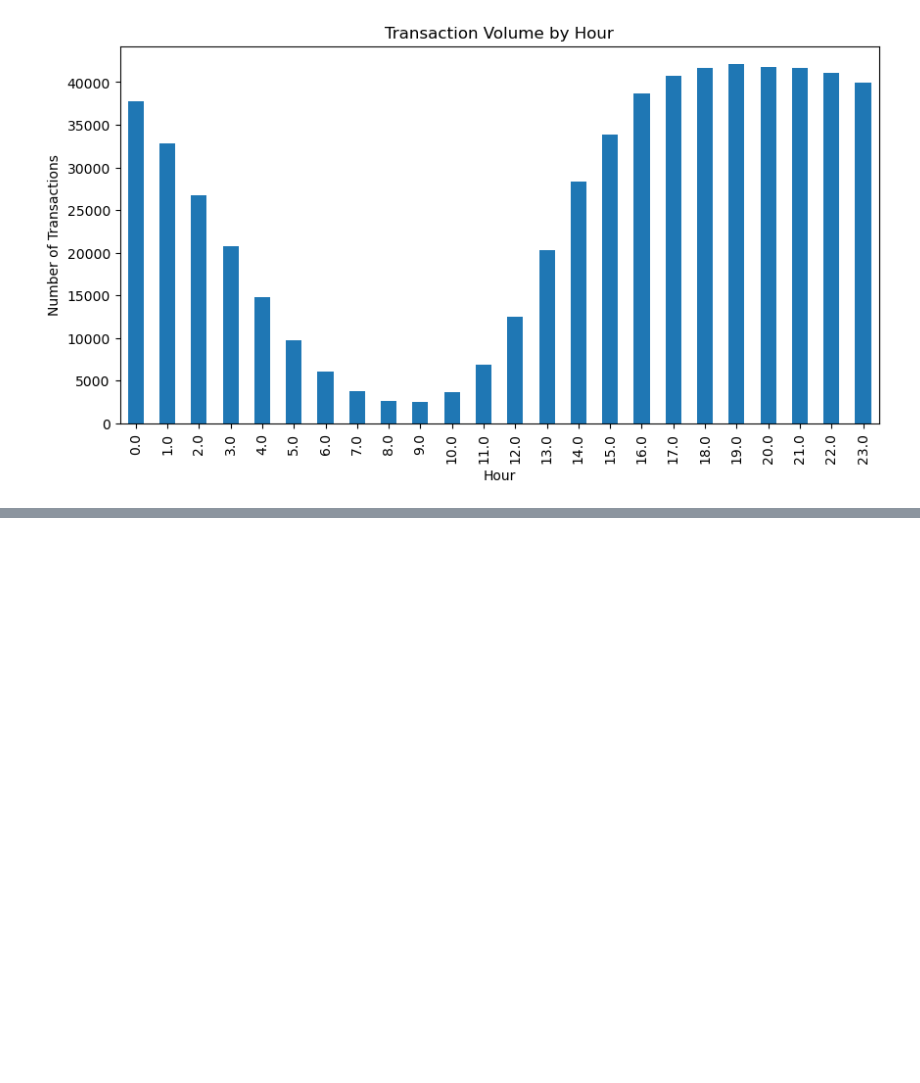
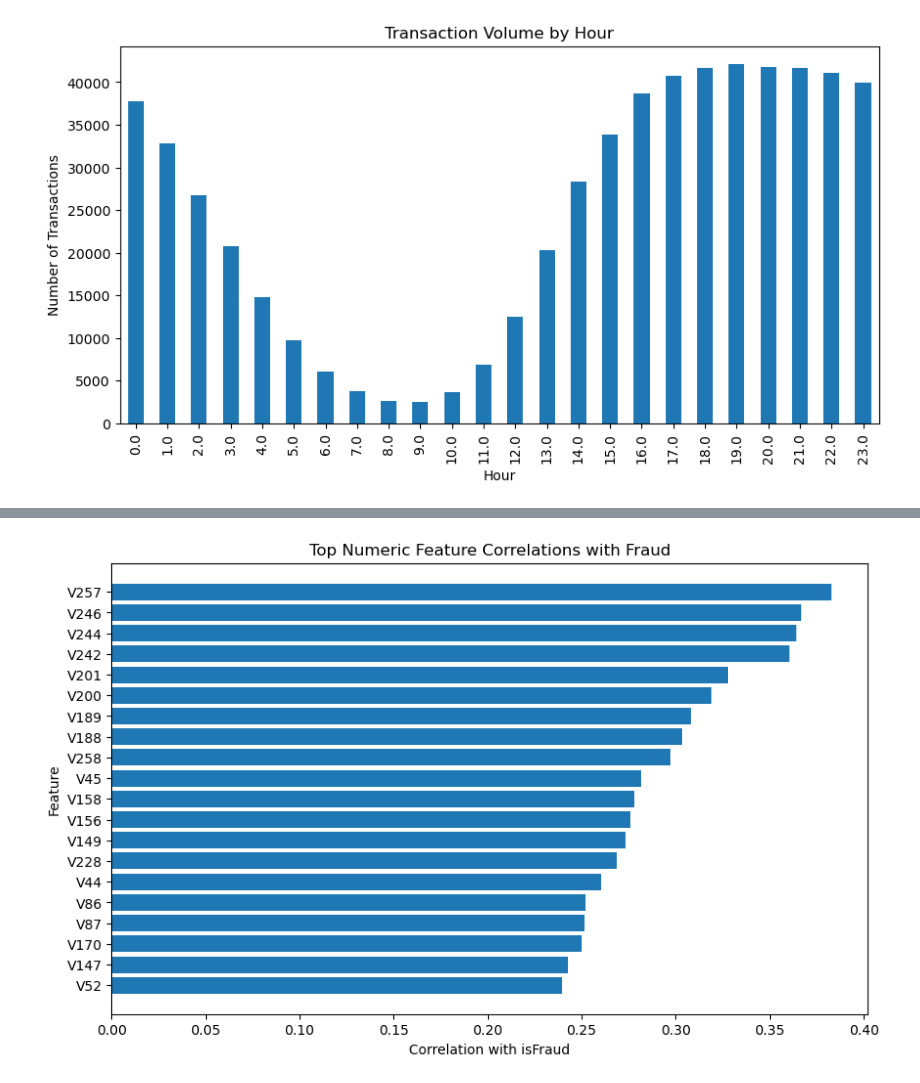
Before and after one commit to g-tapia/fraud-detection-system, a Jupyter notebook: notebooks/eda_modeling.ipynb, the cells around one changed output, grey strips where cells are left out. Drawn from its saved outputs; the diff is of its cells as text; code cells hidden in the pictures; blank space fills up the shorter version.

```diff
--- a/notebooks/eda_modeling.ipynb
+++ b/notebooks/eda_modeling.ipynb
@@ -735,0 +897,22 @@ plt.show()
+# %%
+corr_table = (
+    corr_df
+    .T
+    .reset_index()
+)
+
+corr_table.columns = [
+    "Feature",
+    "Correlation"
+]
+
+corr_table["Abs_Correlation"] = (
+    corr_table["Correlation"].abs()
+)
+
+corr_table = corr_table.sort_values(
+    "Abs_Correlation",
+    ascending=False
+)
+
+corr_table.head(25)
@@ -735,0 +937,19 @@ plt.show()
+# %%
+top_corr = corr_table.head(20)
+
+plt.figure(figsize=(10,6))
+
+plt.barh(
+    top_corr["Feature"],
+    top_corr["Correlation"]
+)
+
+plt.title("Top Numeric Feature Correlations with Fraud")
+plt.xlabel("Correlation with isFraud")
+plt.ylabel("Feature")
+
+plt.gca().invert_yaxis()
+
+plt.show()
+# %% [output]
+[figure, added]
```
Also changed, not shown: parts of 10 cells of this notebook.
